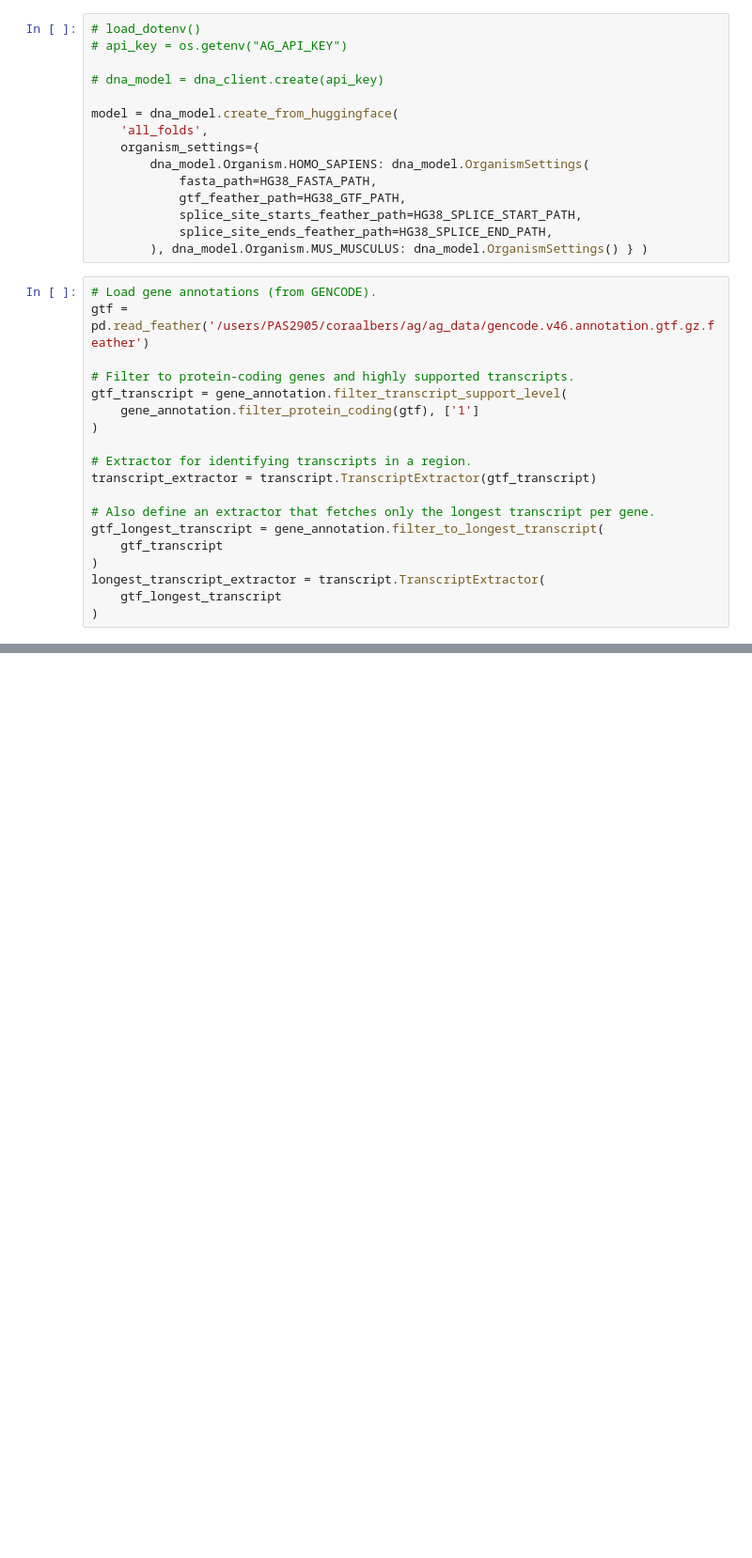
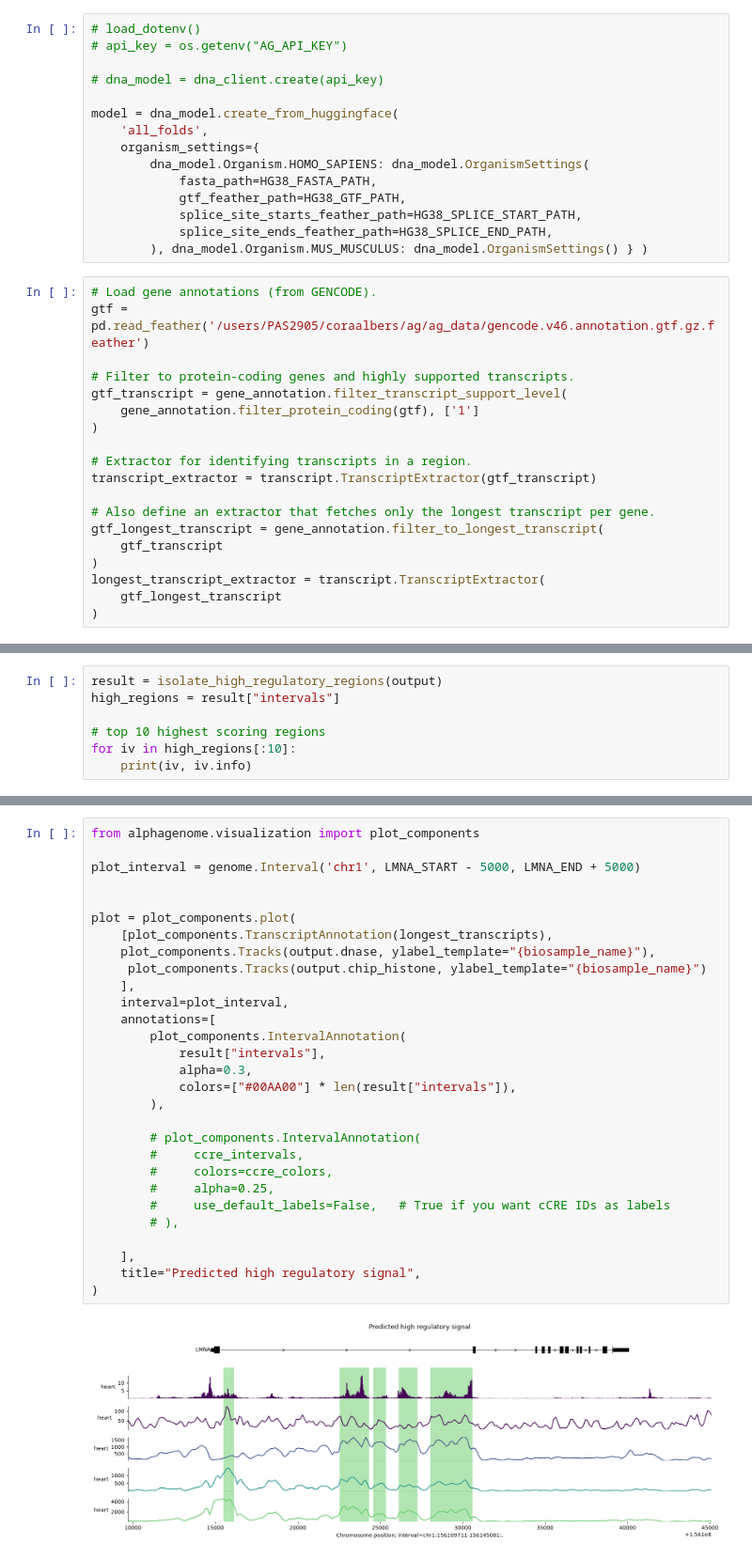
Before and after one commit to cralbers/variant-effects, a Jupyter notebook: predict_reg_regions_osc.ipynb, the cells around one changed output, grey strips where cells are left out. Shown at 94% size. Drawn from its saved outputs; the diff is of its cells as text; blank space fills up the shorter version.

Commit message:
added scorer to id possible ergulatory regions

```diff
--- a/predict_reg_regions_osc.ipynb
+++ b/predict_reg_regions_osc.ipynb
@@ -252,0 +547,7 @@ plt.show()
+# %%
+result = isolate_high_regulatory_regions(output)
+high_regions = result["intervals"]
+
+# top 10 highest scoring regions
+for iv in high_regions[:10]:
+    print(iv, iv.info)
@@ -252,0 +574,31 @@ plt.show()
+# %%
+from alphagenome.visualization import plot_components
+
+plot_interval = genome.Interval('chr1', LMNA_START - 5000, LMNA_END + 5000)
+
+
+plot = plot_components.plot(
+    [plot_components.TranscriptAnnotation(longest_transcripts),
+    plot_components.Tracks(output.dnase, ylabel_template="{biosample_name}"),
+     plot_components.Tracks(output.chip_histone, ylabel_template="{biosample_name}")
+    ],
+    interval=plot_interval,
+    annotations=[
+        plot_components.IntervalAnnotation(
+            result["intervals"],
+            alpha=0.3,
+            colors=["#00AA00"] * len(result["intervals"]),
+        ),
+
+        # plot_components.IntervalAnnotation(
+        #     ccre_intervals,
+        #     colors=ccre_colors,
+        #     alpha=0.25,
+        #     use_default_labels=False,   # True if you want cCRE IDs as labels
+        # ),
+
+    ],
+    title="Predicted high regulatory signal",
+)
+# %% [output]
+[figure, added]
```
Also changed, not shown: parts of 15 cells of this notebook, 2 other files.
